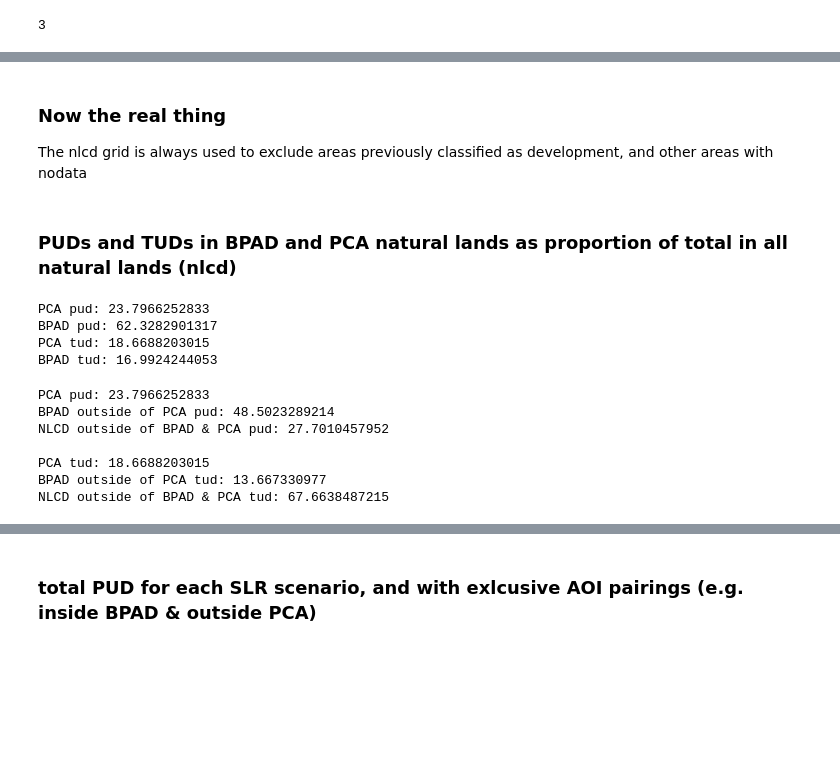
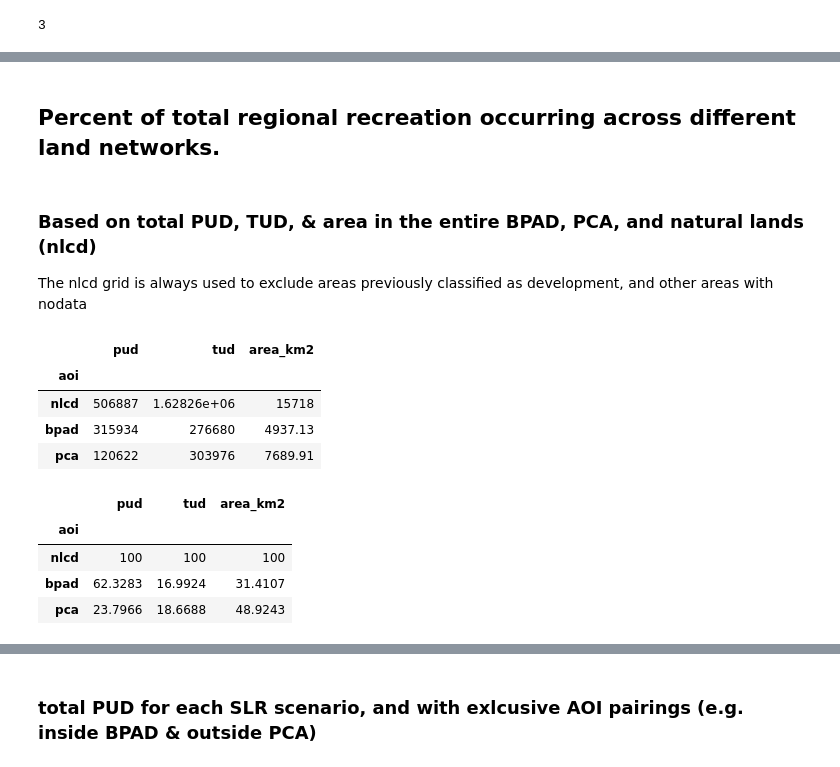
Before and after one commit to davemfish/ncp-sfbay, a Jupyter notebook: regional_recreation_slrscenarios.ipynb, the cells around one changed output, grey strips where cells are left out. Drawn from its saved outputs; the diff is of its cells as text; code cells hidden in the pictures; blank space fills up the shorter version.

```diff
--- a/regional_recreation_slrscenarios.ipynb
+++ b/regional_recreation_slrscenarios.ipynb
@@ -200,51 +240,27 @@ np.sum(u[(b == 1) & (p == 0) & (s == 1)])
+# %% [markdown]
+## Percent of total regional recreation occurring across different land networks.
 # %% [markdown]
-### Now the real thing
+### Based on total PUD, TUD, & area in the entire BPAD, PCA, and natural lands (nlcd)
 The nlcd grid is always used to exclude areas previously classified as development, and other areas with nodata
-# %% [markdown]
-### PUDs and TUDs in BPAD and PCA natural lands as proportion of total in all natural lands (nlcd)
-# %%
-## total PUD and TUD for each AOI (excluding developed areas)
-nlcd_pud = float(np.sum(pud[(nlcd == 1)]))
-bpad_pud = float(np.sum(pud[(nlcd == 1) & (bpad == 1)]))
-pca_pud = float(np.sum(pud[(nlcd == 1) & (pca == 1)]))
-
-print('PCA pud: ' + str(pca_pud/nlcd_pud*100))
-print('BPAD pud: ' + str(bpad_pud/nlcd_pud*100))
-
-nlcd_tud = float(np.sum(tud[(nlcd == 1)]))
-bpad_tud = float(np.sum(tud[(nlcd == 1) & (bpad == 1)]))
-pca_tud = float(np.sum(tud[(nlcd == 1) & (pca == 1)]))
-
-print('PCA tud: ' + str(pca_tud/nlcd_tud*100))
-print('BPAD tud: ' + str(bpad_tud/nlcd_tud*100))
-# %% [output]
-PCA pud: 23.7966252833
-BPAD pud: 62.3282901317
-PCA tud: 18.6688203015
-BPAD tud: 16.9924244053
-# %%
-## total PUD inside each AOI and outside the other AOIs
-bpad_pud = float(np.sum(pud[(nlcd == 1) & (bpad == 1) & (pca == 0)]))
-pca_pud = float(np.sum(pud[(nlcd == 1) & (pca == 1)]))
-nlcd_out_pud = float(np.sum(pud[(nlcd == 1) & (pca == 0) & (bpad == 0)]))
-
-print('PCA pud: ' + str(pca_pud/nlcd_pud*100))
-print('BPAD outside of PCA pud: ' + str(bpad_pud/nlcd_pud*100))
-print('NLCD outside of BPAD & PCA pud: ' + str(nlcd_out_pud/nlcd_pud*100))
-print('')
-## total tud inside each AOI and outside the other AOIs
-bpad_tud = float(np.sum(tud[(nlcd == 1) & (bpad == 1) & (pca == 0)]))
-pca_tud = float(np.sum(tud[(nlcd == 1) & (pca == 1)]))
-nlcd_out_tud = float(np.sum(tud[(nlcd == 1) & (pca == 0) & (bpad == 0)]))
-
-print('PCA tud: ' + str(pca_tud/nlcd_tud*100))
-print('BPAD outside of PCA tud: ' + str(bpad_tud/nlcd_tud*100))
-print('NLCD outside of BPAD & PCA tud: ' + str(nlcd_out_tud/nlcd_tud*100))
-# %% [output]
-PCA pud: 23.7966252833
-BPAD outside of PCA pud: 48.5023289214
-NLCD outside of BPAD & PCA pud: 27.7010457952
-
-PCA tud: 18.6688203015
-BPAD outside of PCA tud: 13.667330977
-NLCD outside of BPAD & PCA tud: 67.6638487215
+# %%
+nlcd_logic = (nlcd == 1)
+bpad_logic = (nlcd == 1) & (bpad == 1)
+pca_logic = (nlcd == 1) & (pca == 1)
+
+aoi_totals = tabulate_aoi_totals(nlcd_logic, bpad_logic, pca_logic)
+aoi_totals
+# %% [output]
+|  | pud | tud | area_km2 |
+| aoi |  |  |  |
+| nlcd | 506887 | 1.62826e+06 | 15718 |
+| bpad | 315934 | 276680 | 4937.13 |
+| pca | 120622 | 303976 | 7689.91 |
+# %%
+# entire PCA and BPAD totals as percent of all natural lands:
+aoi_totals/aoi_totals.iloc[0,:]*100
+# %% [output]
+|  | pud | tud | area_km2 |
+| aoi |  |  |  |
+| nlcd | 100 | 100 | 100 |
+| bpad | 62.3283 | 16.9924 | 31.4107 |
+| pca | 23.7966 | 18.6688 | 48.9243 |
```
Also changed, not shown: parts of 10 cells of this notebook.
